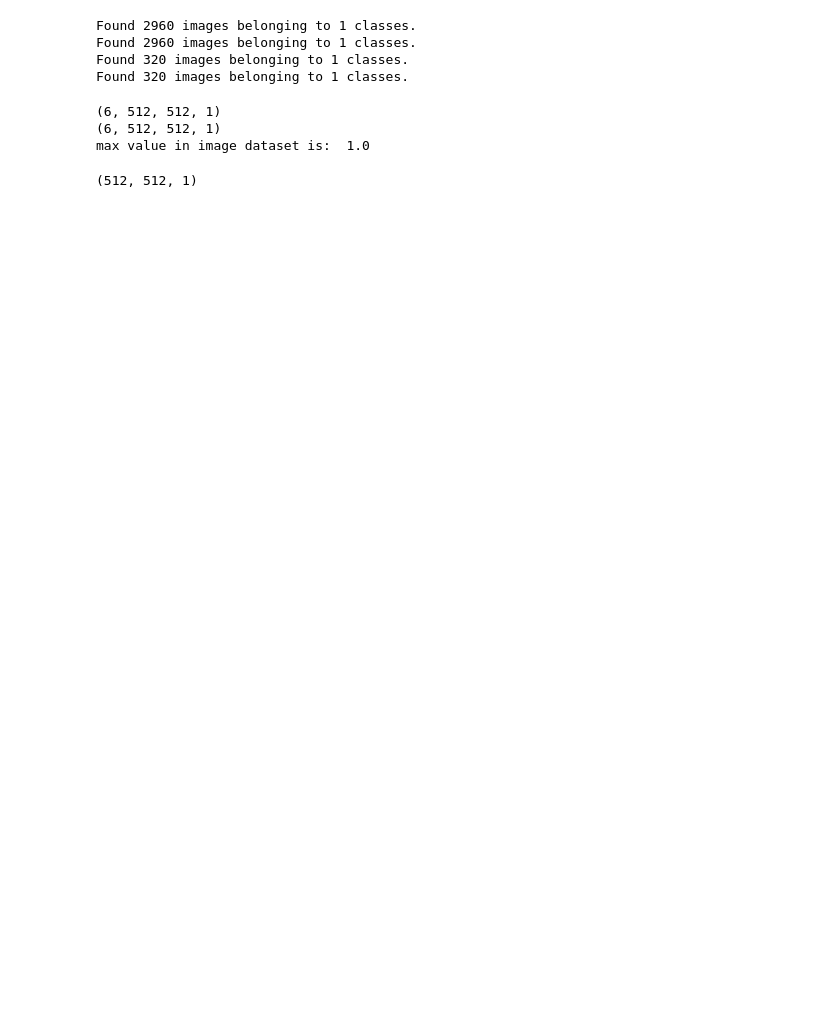
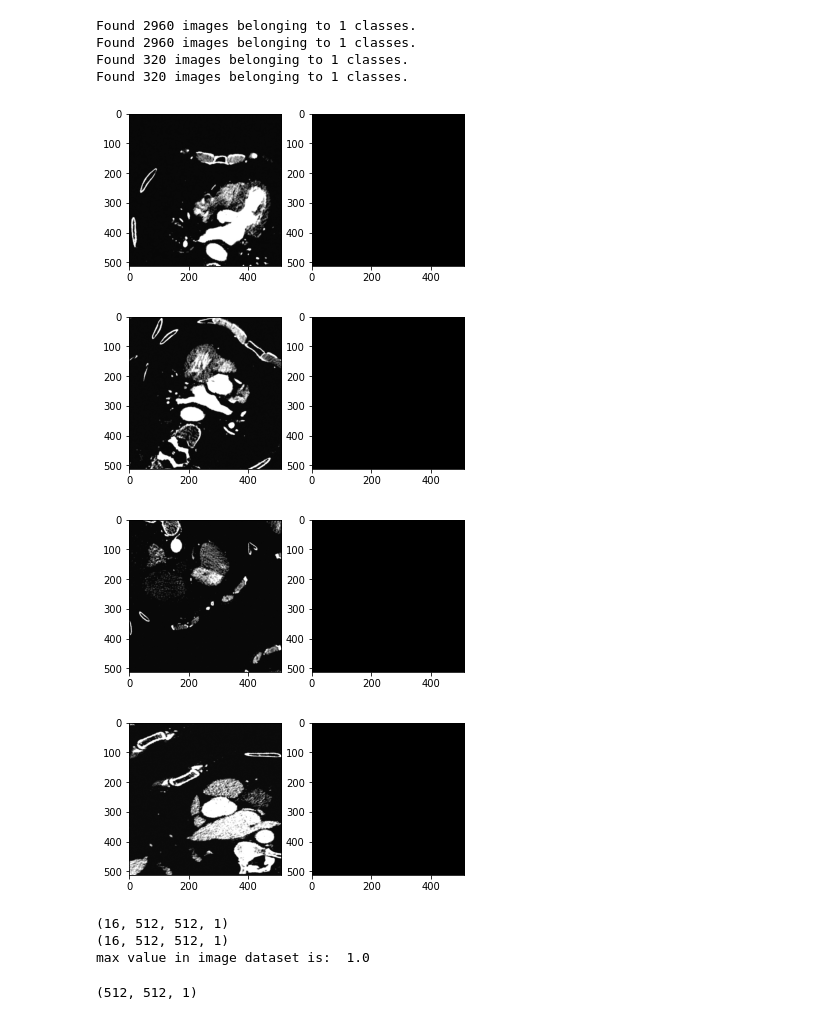
Before and after one commit to Chiaradisanto/Segmentation, a Jupyter notebook: UNETdice-AMILOIDOSI.ipynb, the cells around one changed output. Saved outputs shown, nothing was run; the diff lists cells and outputs as text; code cells hidden in the pictures; blank space fills up the shorter version.

```diff
--- a/UNETdice-AMILOIDOSI.ipynb
+++ b/UNETdice-AMILOIDOSI.ipynb
@@ -11,6 +11,6 @@ batch_size=6
 # %%
 seed=24
-batch_size=6
+batch_size=16
 n_classes=1
 from tensorflow.keras.preprocessing.image import ImageDataGenerator
 
@@ -71,10 +74,26 @@ x, y = train_img_gen.__next__()
+# %%
+x, y = val_img_gen.__next__()
+
+for i in range(0,4):
+    image = x[i,:,:,0]
+    mask = np.argmax(y[i], axis=2)
+    plt.subplot(1,2,1)
+    plt.imshow(image, cmap='gray')
+    plt.subplot(1,2,2)
+    plt.imshow(mask, cmap='gray')
+    plt.show()
+# %% [output]
+[figure, added]
+[figure, added]
+[figure, added]
+[figure, added]
 # %%
 print(x.shape)
 print(y.shape)
 print("max value in image dataset is: ", y.max())
 # %% [output]
-(6, 512, 512, 1)
-(6, 512, 512, 1)
+(16, 512, 512, 1)
+(16, 512, 512, 1)
 max value in image dataset is:  1.0
 # %%
 #Define the model metrcis and load model.
```
Also changed, not shown: parts of 10 cells of this notebook.
